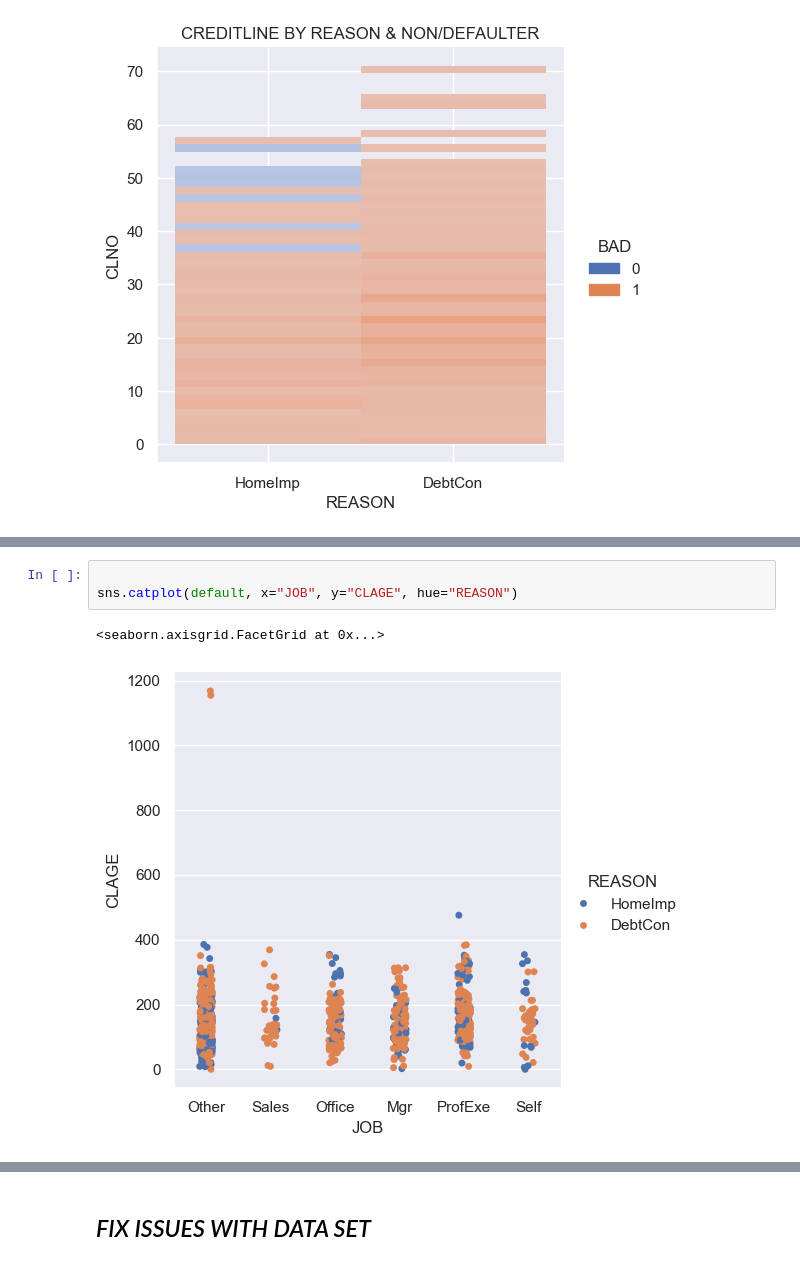
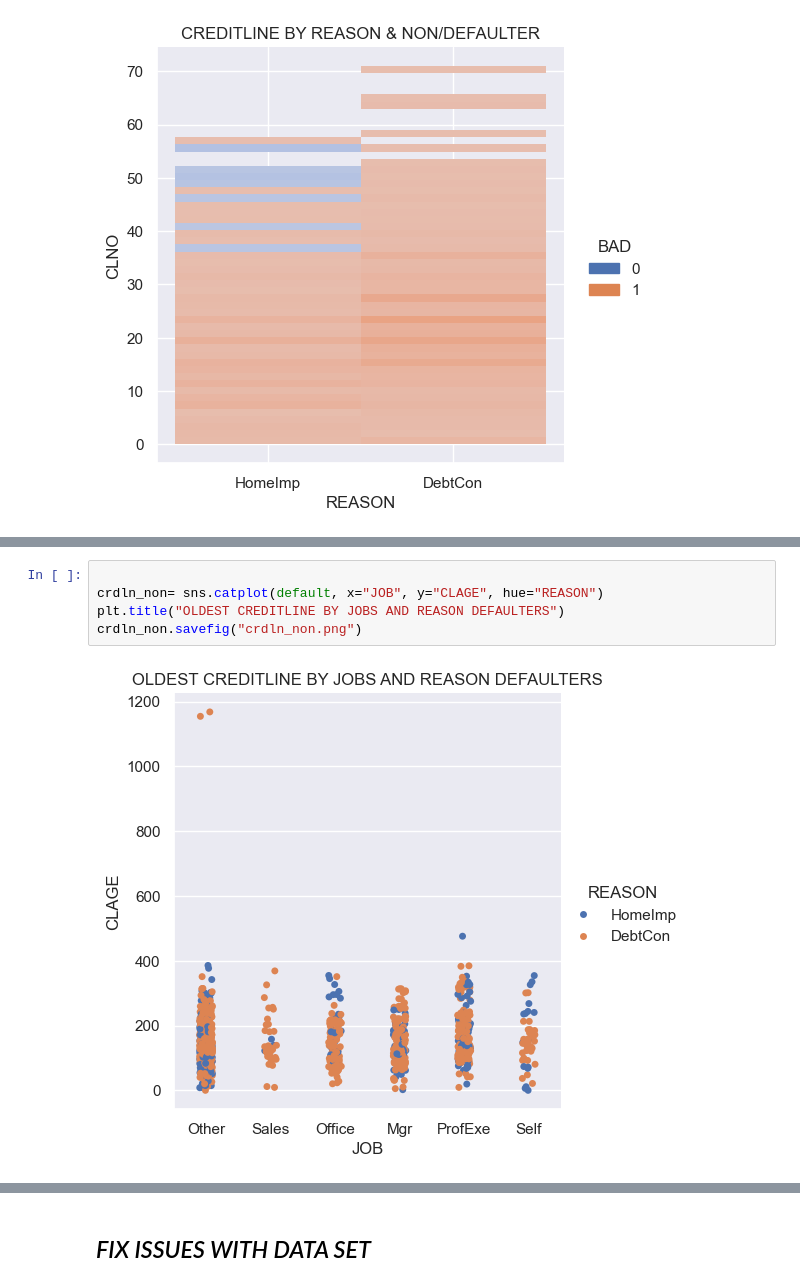
Before and after one commit to SmogJ/3MTT_Project_Loan_Default_Predicton, a Jupyter notebook: hmeq_loan_default_prediction.ipynb, the cells around one changed output, grey strips where cells are left out. Cells and saved outputs as stored; diff of their text form.

```diff
--- a/hmeq_loan_default_prediction.ipynb
+++ b/hmeq_loan_default_prediction.ipynb
@@ -199,6 +218,7 @@ sns.catplot(non_default, x="JOB", y="CLAGE", hue="REASON")
 # %%
 
-sns.catplot(default, x="JOB", y="CLAGE", hue="REASON")
+crdln_non= sns.catplot(default, x="JOB", y="CLAGE", hue="REASON")
+plt.title("OLDEST CREDITLINE BY JOBS AND REASON DEFAULTERS")
+crdln_non.savefig("crdln_non.png")
 # %% [output]
-<seaborn.axisgrid.FacetGrid at 0x...>
-[figure, old version]
+[figure, new version]
```
Also changed, not shown: parts of 43 cells of this notebook, 14 other files.
